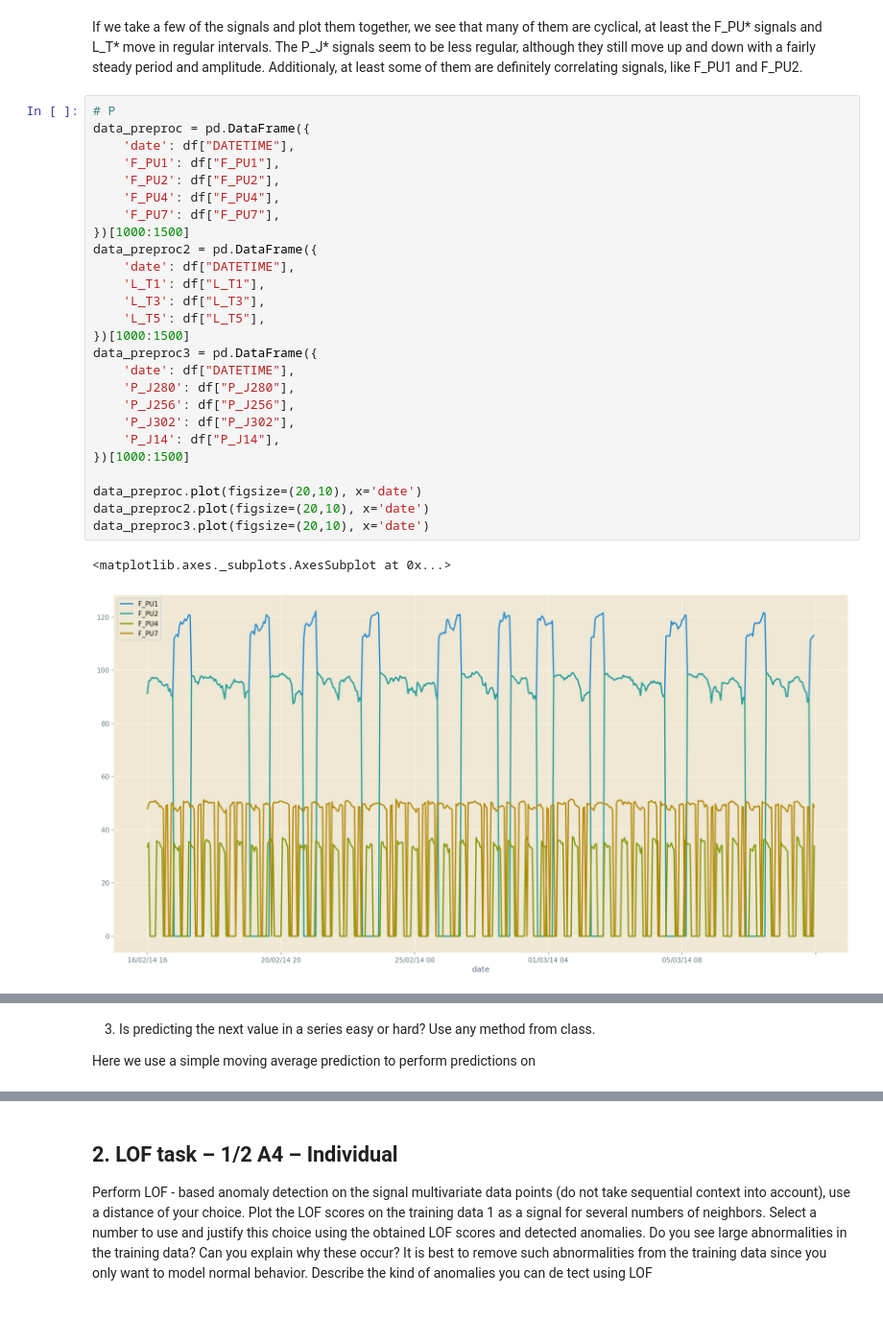
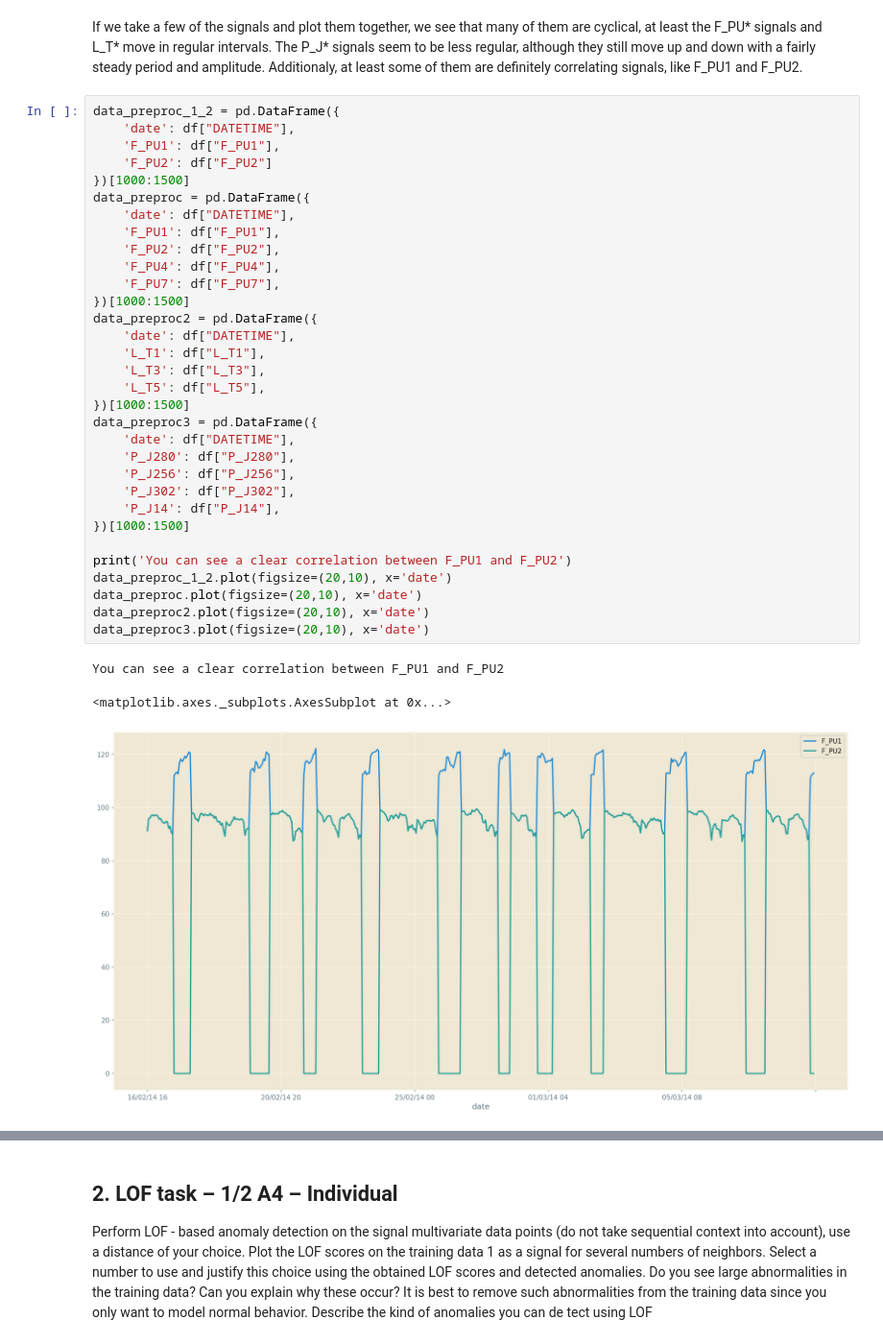
Before and after one commit to mennobo/cda_2_3_4, a Jupyter notebook: Lab2.ipynb, the cells around one changed output, grey strips where cells are left out. Shown at 96% size. Drawn from its saved outputs; the diff is of its cells as text; blank space fills up the shorter version.

```diff
--- a/Lab2.ipynb
+++ b/Lab2.ipynb
@@ -256,31 +260,38 @@ Name: ATT_FLAG, dtype: int64
 # %% [markdown]
 If we take a few of the signals and plot them together, we see that many of them are cyclical, at least the F\_PU* signals and L\_T* move in regular intervals. The P\_J* signals seem to be less regular, although they still move up and down with a fairly steady period and amplitude. Additionaly, at least some of them are definitely correlating signals, like F\_PU1 and F\_PU2.
 # %%
-# P
+data_preproc_1_2 = pd.DataFrame({
+    'date': df["DATETIME"],
+    'F_PU1': df["F_PU1"],
+    'F_PU2': df["F_PU2"]
+})[1000:1500]
 data_preproc = pd.DataFrame({
     'date': df["DATETIME"],
     'F_PU1': df["F_PU1"],
     'F_PU2': df["F_PU2"],
     'F_PU4': df["F_PU4"],
     'F_PU7': df["F_PU7"],
 })[1000:1500]
 data_preproc2 = pd.DataFrame({
     'date': df["DATETIME"],
     'L_T1': df["L_T1"],
     'L_T3': df["L_T3"],
     'L_T5': df["L_T5"],
 })[1000:1500]
 data_preproc3 = pd.DataFrame({
     'date': df["DATETIME"],
     'P_J280': df["P_J280"],
     'P_J256': df["P_J256"],
     'P_J302': df["P_J302"],
     'P_J14': df["P_J14"],
 })[1000:1500]
 
+print('You can see a clear correlation between F_PU1 and F_PU2')
+data_preproc_1_2.plot(figsize=(20,10), x='date')
 data_preproc.plot(figsize=(20,10), x='date')
 data_preproc2.plot(figsize=(20,10), x='date')
 data_preproc3.plot(figsize=(20,10), x='date')
 # %% [output]
-<matplotlib.axes._subplots.AxesSubplot at 0x...>
+You can see a clear correlation between F_PU1 and F_PU2
+<matplotlib.axes._subplots.AxesSubplot at 0x...>
-[figure, old version]
+[figure, new version]
@@ -289,5 +300,0 @@ data_preproc3.plot(figsize=(20,10), x='date')
-# %% [markdown]
-
-3.	Is predicting the next value in a series easy or hard? Use any method from class.
-
-Here we use a simple moving average prediction to perform predictions on
```
Also changed, not shown: parts of 5 cells of this notebook.
